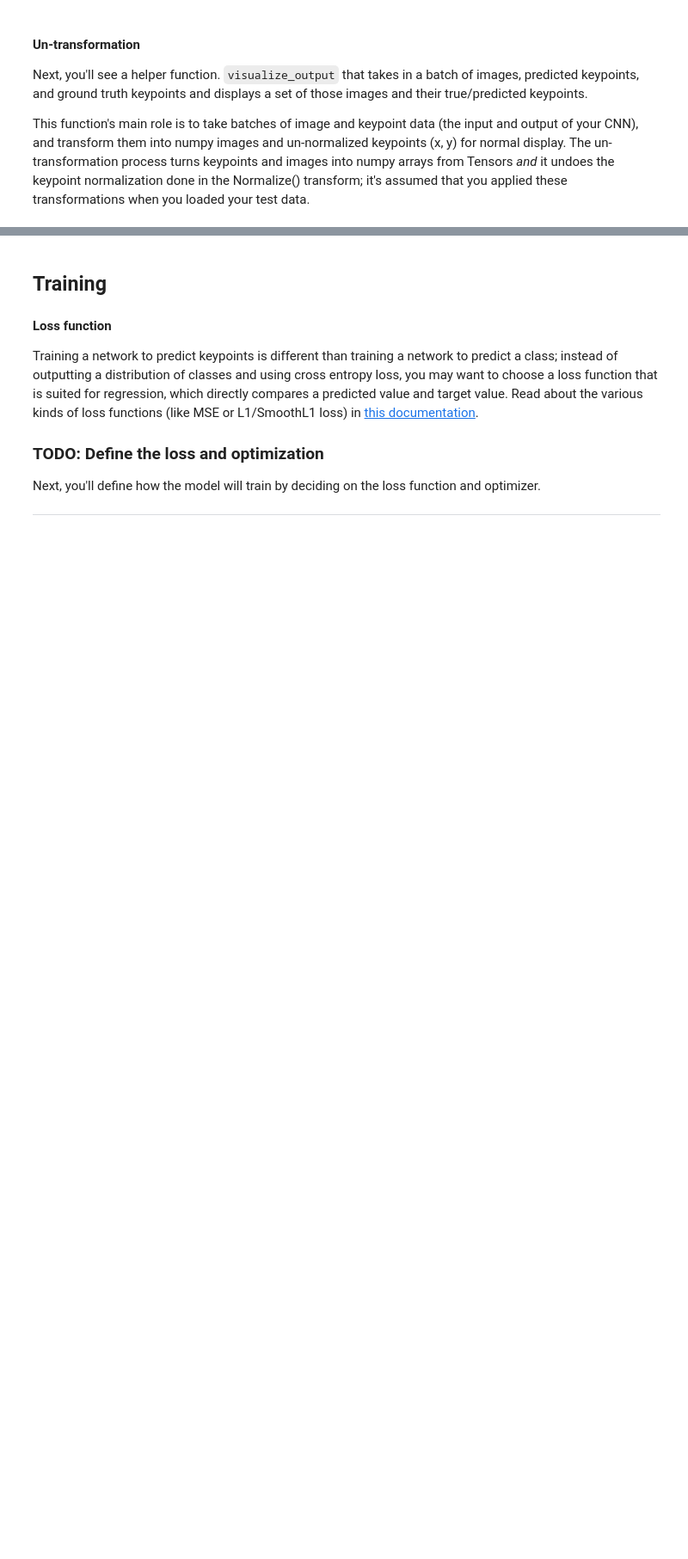
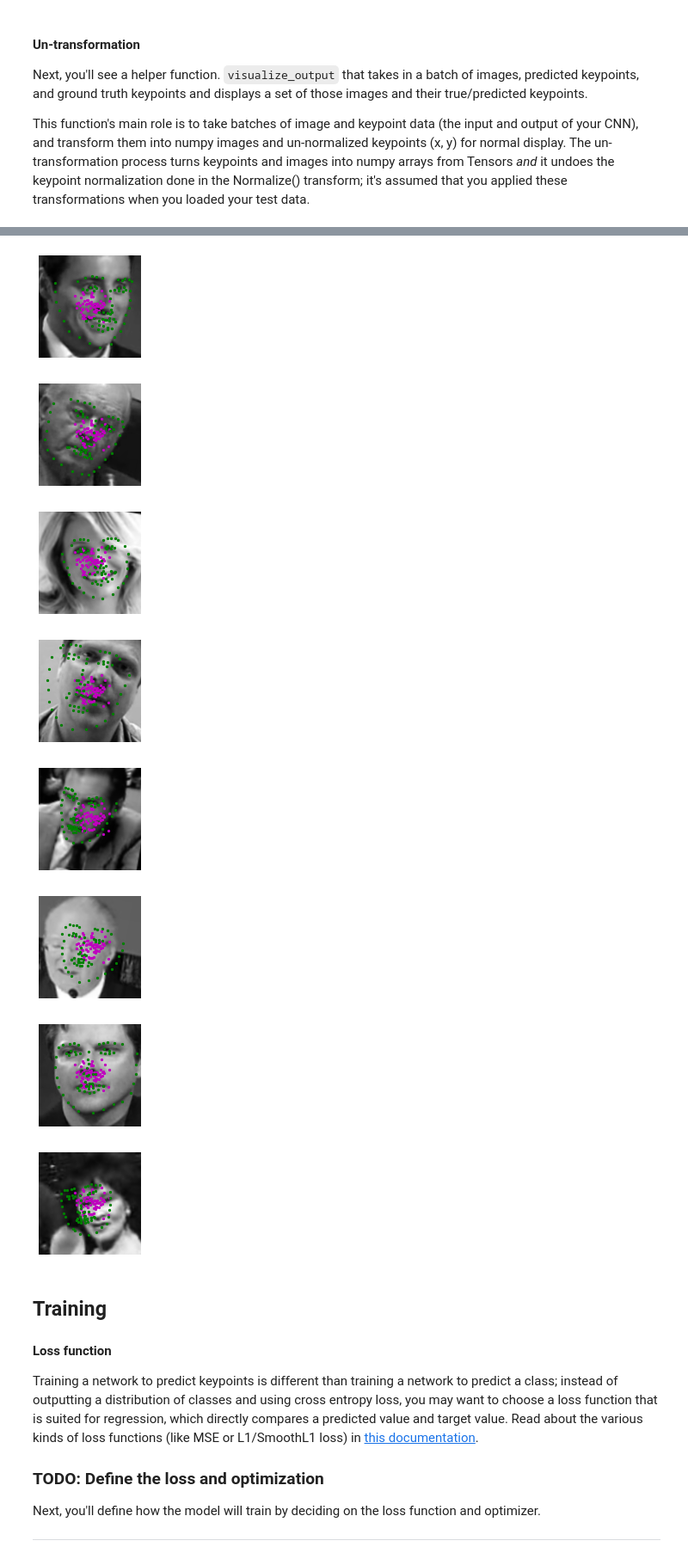
Before and after one commit to wronaq/FacialKeypointDetection, a Jupyter notebook: 2. Define the Network Architecture.ipynb, the cells around one changed output, grey strips where cells are left out. Shown at 86% size. Drawn from its saved outputs; the diff is of its cells as text; code cells hidden in the pictures; blank space fills up the shorter version.

```diff
--- a/2. Define the Network Architecture.ipynb
+++ b/2. Define the Network Architecture.ipynb
@@ -216,7 +199,7 @@ Decide on a good batch size for training your model. Try both small and large ba
 **Note for Windows users**: Please change the `num_workers` to 0 or you may face some issues with your DataLoader failing.
 # %%
 # load training data in batches
-batch_size = 128
+batch_size = 64
 
 train_loader = DataLoader(transformed_dataset,
                           batch_size=batch_size,
@@ -376,3 +358,16 @@ visualize_output(valid_images, valid_outputs, gt_pts)
+# %%
+# visualize the output (training images)
+train_images, train_outputs, gt_pts = net_sample_output(train_loader)
+visualize_output(train_images, train_outputs, gt_pts)
+# %% [output]
+[figure, added]
+[figure, added]
+[figure, added]
+[figure, added]
+[figure, added]
+[figure, added]
+[figure, added]
+[figure, added]
 # %% [markdown]
 ## Training
 
```
Also changed, not shown: parts of 24 cells of this notebook, 1 other file.
